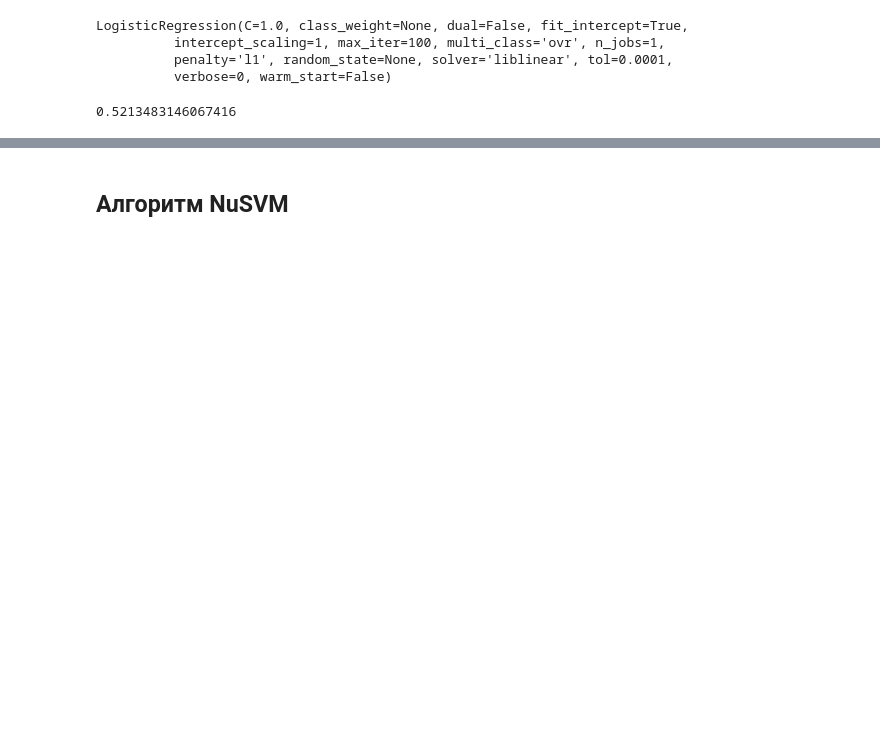
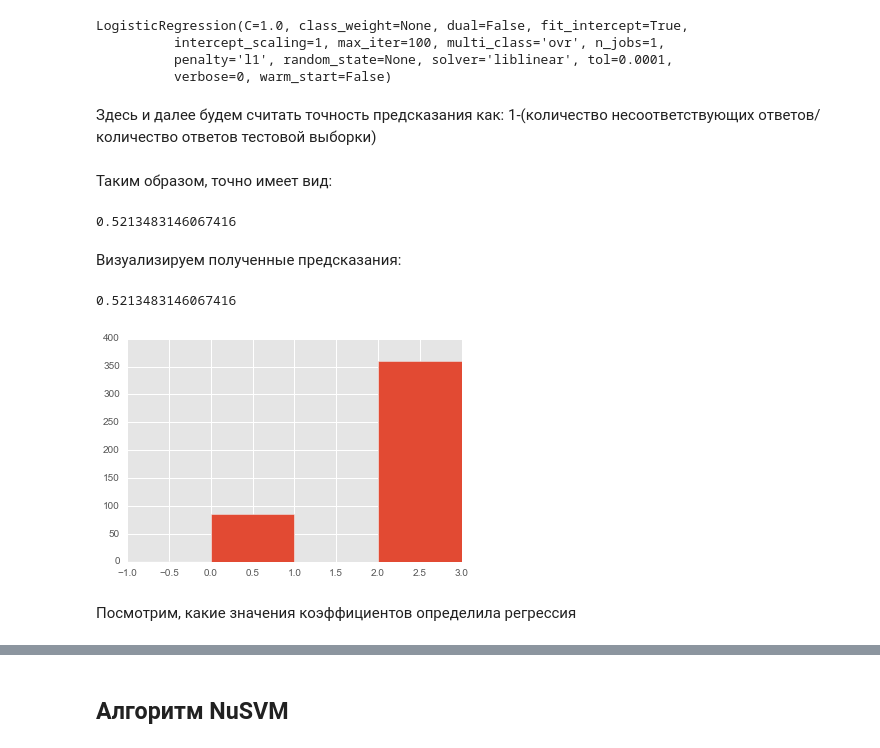
Before and after one commit to gracheslav/hse-project, a Jupyter notebook: ProjectFootball.ipynb, the cells around one changed output, grey strips where cells are left out. Cells and saved outputs as stored; diff of their text form; code cells hidden in the pictures; blank space fills up the shorter version.

```diff
--- a/ProjectFootball.ipynb
+++ b/ProjectFootball.ipynb
@@ -391,6 +391,8 @@ LogisticRegression(C=1.0, class_weight=None, dual=False, fit_intercept=True,
 # %%
 predicted_lr_test1 = lr.predict(X_test)
 predicted_lr_train1 = lr.predict(X_train)
+# %% [markdown]
+Здесь и далее будем считать точность предсказания как: 1-(количество несоответствующих ответов/количество ответов тестовой выборки)
 # %%
 lr_train_error = 0
 lr_test_error = 0
@@ -400,7 +402,30 @@ for i in range(len(Y)):
 for i in range(len(testscore)):
     if testscore[i] != predicted_lr_test1[i]:
         lr_test_error += 1
+# %% [markdown]
+Таким образом, точно имеет вид:
 # %%
 print(1-lr_test_error/len(testscore))
 # %% [output]
 0.5213483146067416
+# %% [markdown]
+Визуализируем полученные предсказания:
+# %%
+lr = LogisticRegression(penalty = 'l1') # логистическая регрессия
+lr = lr.fit(X_train, Y)
+x = lr.predict(X_test)
+plt.hist(x, bins=[-1, 0, 1, 2, 3])
+
+check_lr = 0
+for j in range(len(X_test)):
+        if x[j] != test1.FTR.values[j]:
+            check_lr += 1
+        else:
+            pass
+check_lr = 1 - check_lr/len(X_test)
+check_lr
+# %% [output]
+0.5213483146067416
+[figure, added]
+# %% [markdown]
+Посмотрим, какие значения коэффициентов определила регрессия
```
Also changed, not shown: parts of 86 cells of this notebook, 3 other files.
